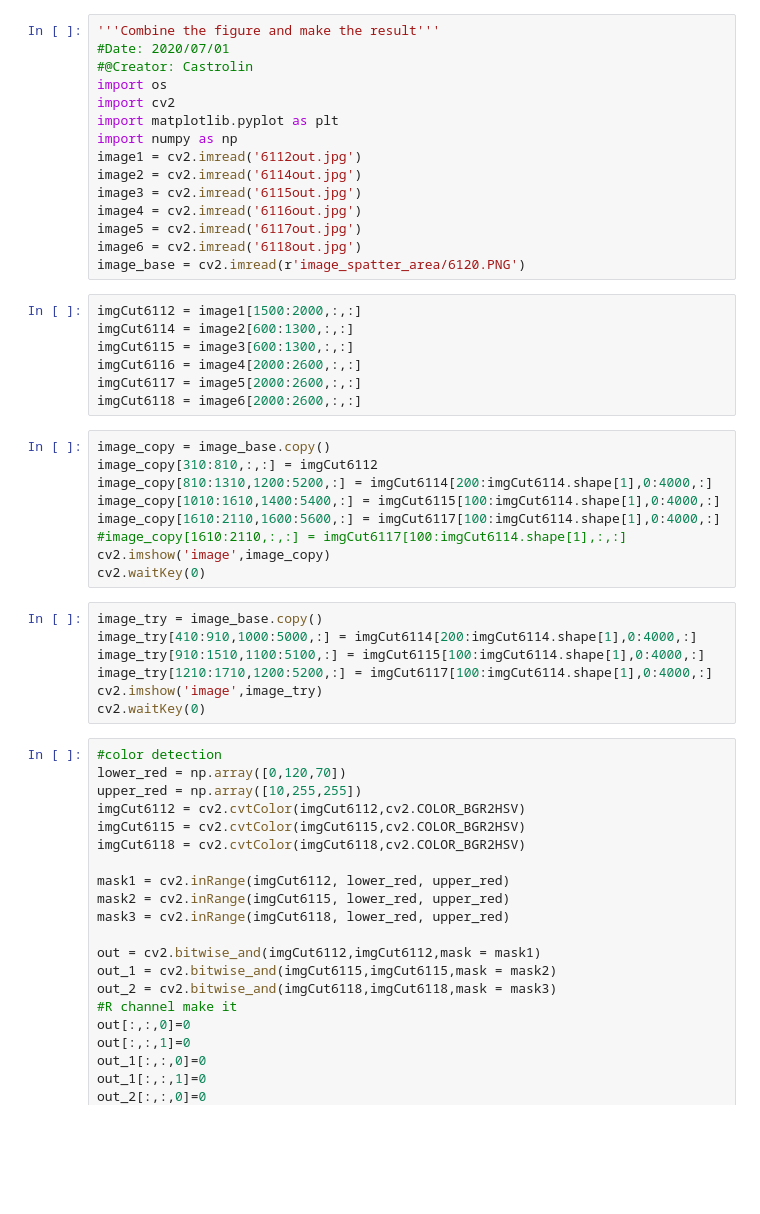
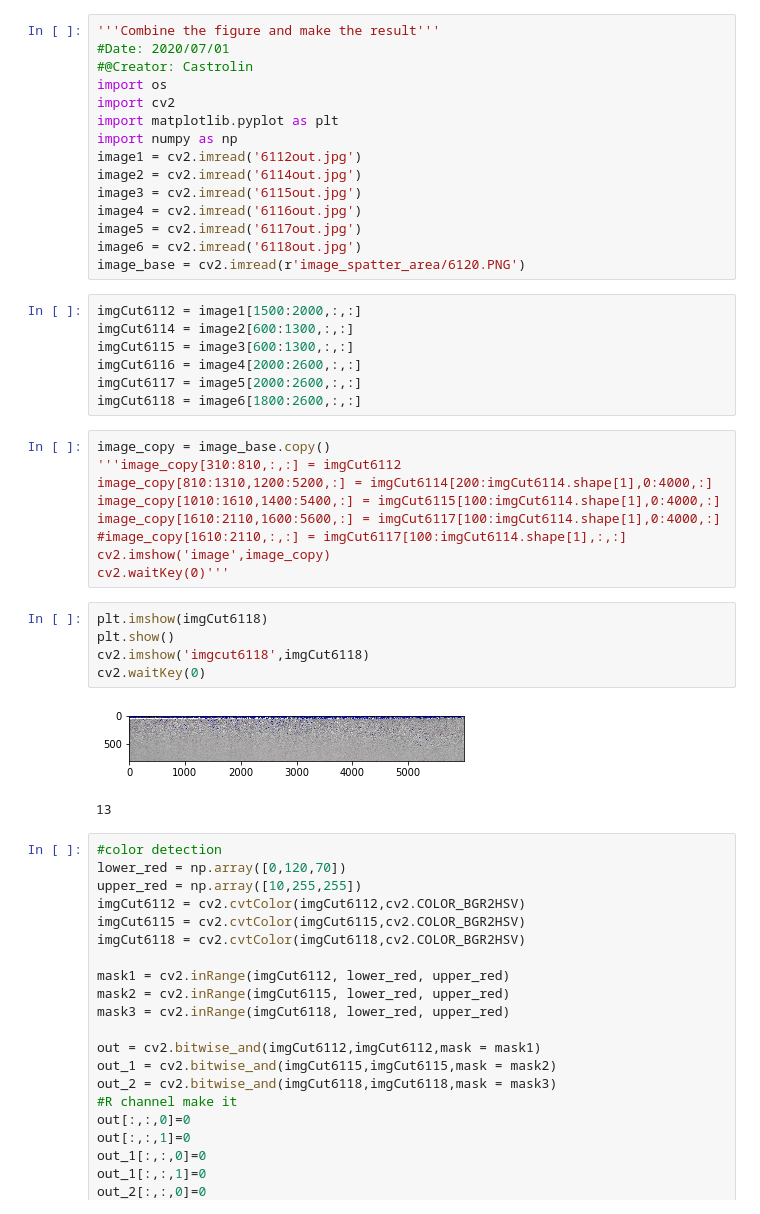
Before and after one commit to castrolin/image_proces, a Jupyter notebook: Combine_Figure.ipynb, the cells around one changed output. Drawn from its saved outputs; the diff is of its cells as text; blank space fills up the shorter version.

```diff
--- a/Combine_Figure.ipynb
+++ b/Combine_Figure.ipynb
@@ -19,23 +19,24 @@ imgCut6114 = image2[600:1300,:,:]
 imgCut6115 = image3[600:1300,:,:]
 imgCut6116 = image4[2000:2600,:,:]
 imgCut6117 = image5[2000:2600,:,:]
-imgCut6118 = image6[2000:2600,:,:]
+imgCut6118 = image6[1800:2600,:,:]
 # %%
 image_copy = image_base.copy()
-image_copy[310:810,:,:] = imgCut6112
+'''image_copy[310:810,:,:] = imgCut6112
 image_copy[810:1310,1200:5200,:] = imgCut6114[200:imgCut6114.shape[1],0:4000,:]
 image_copy[1010:1610,1400:5400,:] = imgCut6115[100:imgCut6114.shape[1],0:4000,:]
 image_copy[1610:2110,1600:5600,:] = imgCut6117[100:imgCut6114.shape[1],0:4000,:]
 #image_copy[1610:2110,:,:] = imgCut6117[100:imgCut6114.shape[1],:,:]
 cv2.imshow('image',image_copy)
-cv2.waitKey(0)
+cv2.waitKey(0)'''
-# %%
-image_try = image_base.copy()
-image_try[410:910,1000:5000,:] = imgCut6114[200:imgCut6114.shape[1],0:4000,:]
-image_try[910:1510,1100:5100,:] = imgCut6115[100:imgCut6114.shape[1],0:4000,:]
-image_try[1210:1710,1200:5200,:] = imgCut6117[100:imgCut6114.shape[1],0:4000,:]
-cv2.imshow('image',image_try)
-cv2.waitKey(0)
+# %%
+plt.imshow(imgCut6118)
+plt.show()
+cv2.imshow('imgcut6118',imgCut6118)
+cv2.waitKey(0)
+# %% [output]
+[figure, added]
+13
 # %%
 #color detection
 lower_red = np.array([0,120,70])
```
Also changed, not shown: parts of 2 cells of this notebook, 1 other file.
